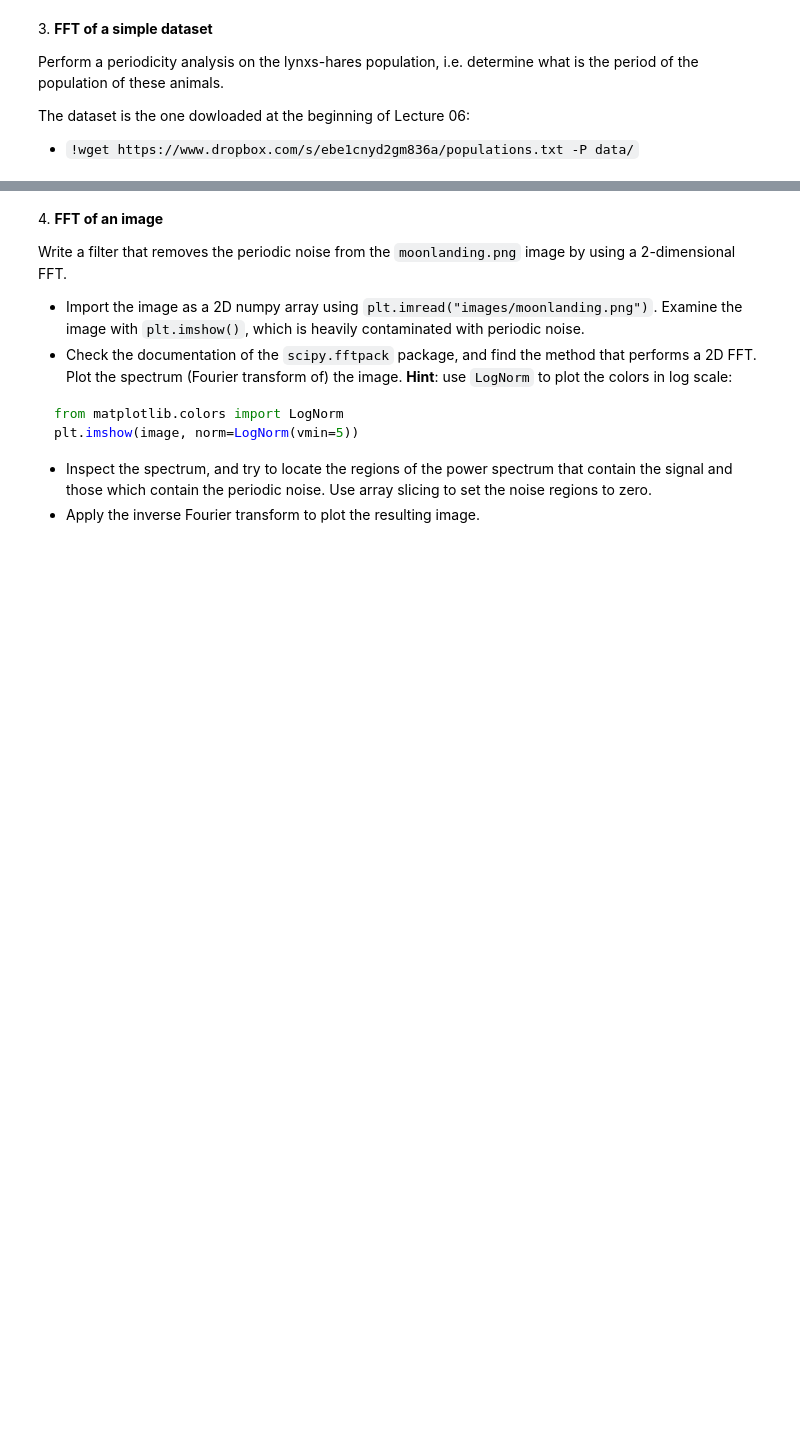
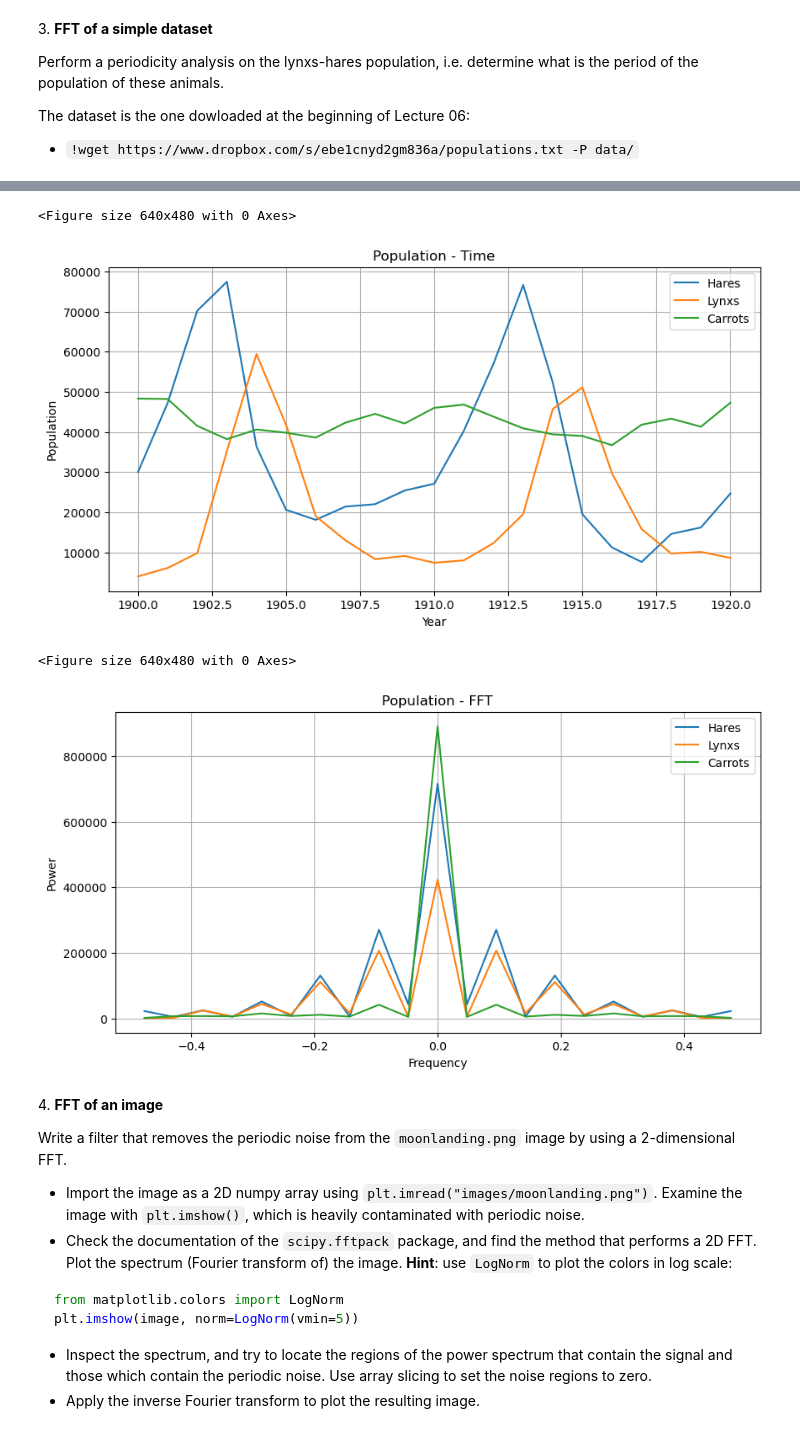
Before and after one commit to curzioalessio/ScientificComputingWithPython2022, a Jupyter notebook: exercises/lab9/09ex_numerical.ipynb, the cells around one changed output, grey strips where cells are left out. Saved outputs shown, nothing was run; the diff lists cells and outputs as text; code cells hidden in the pictures; blank space fills up the shorter version.

```diff
--- a/exercises/lab9/09ex_numerical.ipynb
+++ b/exercises/lab9/09ex_numerical.ipynb
@@ -59,3 +143,67 @@ Connecting to uc63152fb01248d3bfff7f9a47b0.dl.dropboxusercontent.com (uc63152fb0
+# %%
+#!wget https://www.dropbox.com/s/ebe1cnyd2gm836a/populations.txt -P data/
+
+from scipy import fftpack
+
+# Import animals data
+animals_data = np.loadtxt('./data/populations.txt')
+years = animals_data[:,0]
+hares = animals_data[:,1]
+lynxs = animals_data[:,2]
+carrots = animals_data[:,3]
+
+# First plot - data in time
+plt.figure()
+fig, ax1 = plt.subplots(figsize = (10, 5))
+ax1.plot(years, hares , label = 'Hares')
+ax1.plot(years, lynxs , label = 'Lynxs')
+ax1.plot(years, carrots , label = 'Carrots')
+
+ax1.set_title('Population - Time')
+ax1.set_ylabel('Population')
+ax1.set_xlabel('Year')
+ax1.grid()
+ax1.legend()
+
+time_step = 1
+
+# Compute the fft, power and return the corresponding frequencies
+H_hares = fftpack.fft(hares)
+pow_hares = np.abs(H_hares)
+freq_hares = fftpack.fftfreq(hares.size, d = time_step)
+sorted_f1 = sorted(freq_hares)
+
+H_lynxs = fftpack.fft(lynxs)
+pow_lynxes = np.abs(H_lynxs)
+freq_lynxs = fftpack.fftfreq(lynxs.size, d = time_step)
+sorted_f2 = sorted(freq_lynxs)
+
+H_carrots = fftpack.fft(carrots)
+pow_carrots = np.abs(H_carrots)
+freq_carrots = fftpack.fftfreq(carrots.size, d = time_step)
+sorted_f3 = sorted(freq_carrots)
+
+pow_hares = pow_hares[np.argsort(np.array(freq_hares))]
+pow_lynxes = pow_lynxes[np.argsort(np.array(freq_lynxs))]
+pow_carrots = pow_carrots[np.argsort(np.array(freq_carrots))]
+
+
+# Plot the fft
+plt.figure()
+fig, ax2 = plt.subplots(figsize = (10, 5))
+ax2.plot(sorted(freq_hares), pow_hares, label='Hares')
+ax2.plot(sorted(freq_lynxs), pow_lynxes, label='Lynxs')
+ax2.plot(sorted(freq_carrots), pow_carrots, label='Carrots')
+ax2.set_title('Population - FFT')
+ax2.set_xlabel('Frequency')
+ax2.set_ylabel('Power')
+ax2.legend()
+ax2.grid()
+# %% [output]
+<Figure size 640x480 with 0 Axes>
+[figure, added]
+<Figure size 640x480 with 0 Axes>
+[figure, added]
 # %% [markdown]
 4\. **FFT of an image**
 
```
Also changed, not shown: parts of 4 cells of this notebook, 5 other files.
